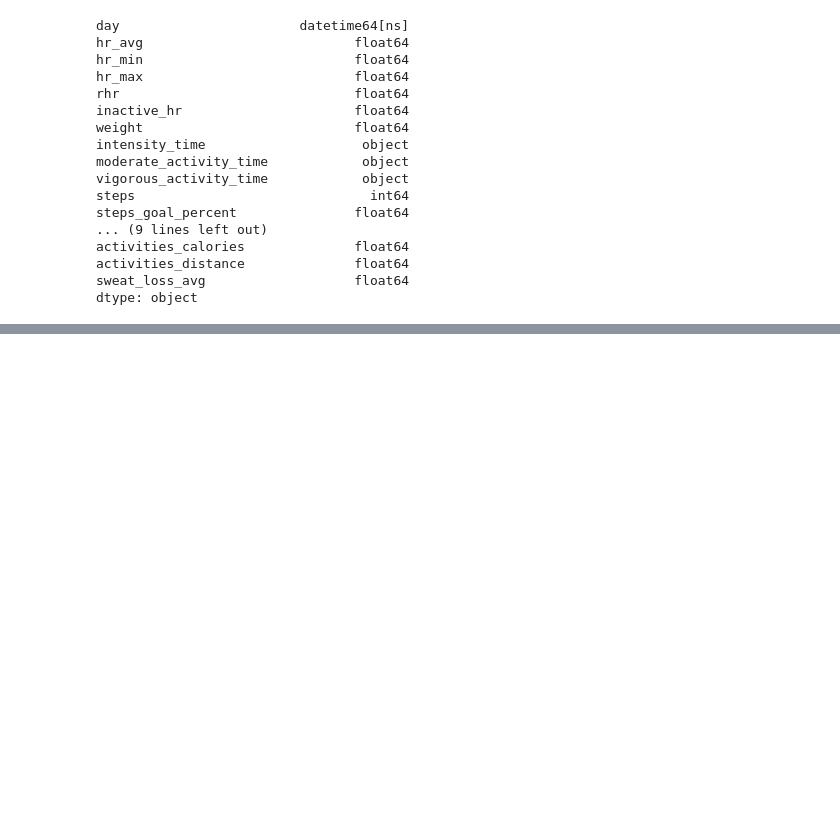
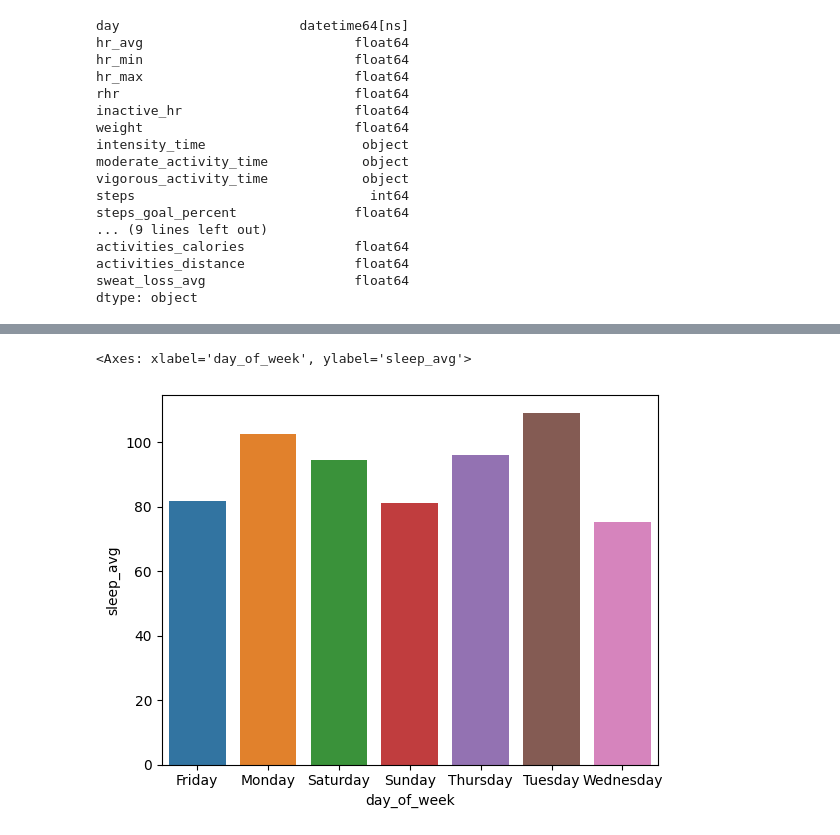
Before and after one commit to nsedler/Garmin-Analysis, a Jupyter notebook: garmin_summary_analysis.ipynb, the cells around one changed output, grey strips where cells are left out. Cells and saved outputs as stored; diff of their text form; code cells hidden in the pictures; blank space fills up the shorter version.

```diff
--- a/garmin_summary_analysis.ipynb
+++ b/garmin_summary_analysis.ipynb
@@ -216,3 +203,8 @@ df_summary['week'] = df_summary['day'].apply(lambda x: x.isocalendar().week)
+# %%
+sns.barplot(x='day_of_week', y='sleep_avg', data=df_days_sum)
+# %% [output]
+<Axes: xlabel='day_of_week', ylabel='sleep_avg'>
+[figure, added]
 # %%
 df_weeks = df_summary.groupby(['week']).agg({
     'activities_distance': 'mean',
```
Also changed, not shown: parts of 32 cells of this notebook, 3 other files.
